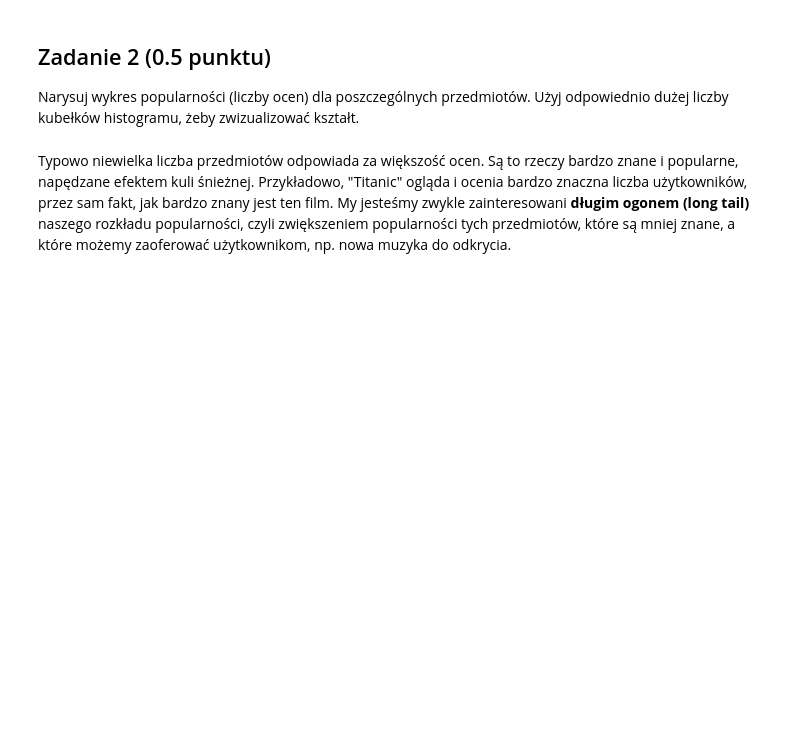
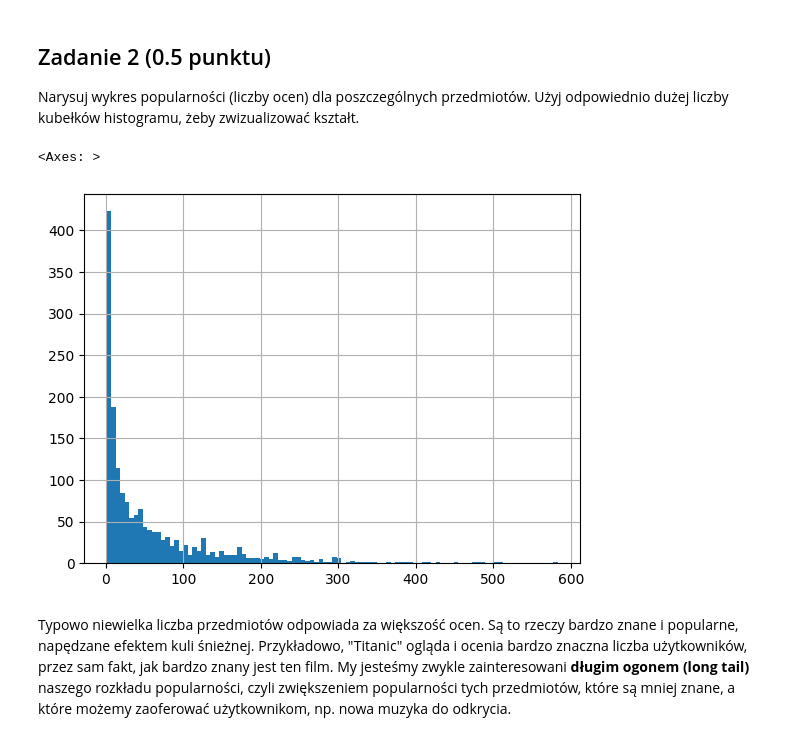
Before and after one commit to mpodmokly/sztuczna-inteligencja, a Jupyter notebook: lab7/lab_7.ipynb, the cells around one changed output. Saved outputs shown, nothing was run; the diff lists cells and outputs as text; code cells hidden in the pictures; blank space fills up the shorter version.

```diff
--- a/lab7/lab_7.ipynb
+++ b/lab7/lab_7.ipynb
@@ -149,3 +147,9 @@ Narysuj wykres popularności (liczby ocen) dla poszczególnych przedmiotów. Uż
+# %%
+# your_code
+df["item_id"].value_counts().hist(bins=100)
+# %% [output]
+<Axes: >
+[figure, added]
 # %% [markdown]
 Typowo niewielka liczba przedmiotów odpowiada za większość ocen. Są to rzeczy bardzo znane i popularne, napędzane efektem kuli śnieżnej. Przykładowo, "Titanic" ogląda i ocenia bardzo znaczna liczba użytkowników, przez sam fakt, jak bardzo znany jest ten film. My jesteśmy zwykle zainteresowani **długim ogonem (long tail)** naszego rozkładu popularności, czyli zwiększeniem popularności tych przedmiotów, które są mniej znane, a które możemy zaoferować użytkownikom, np. nowa muzyka do odkrycia.
 # %% [markdown]
```
Also changed, not shown: parts of 1 cell of this notebook.
